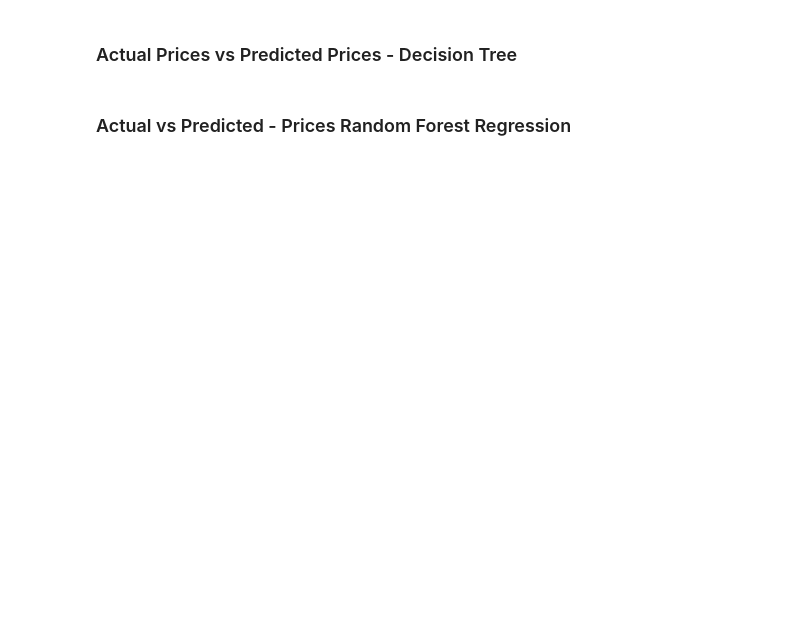
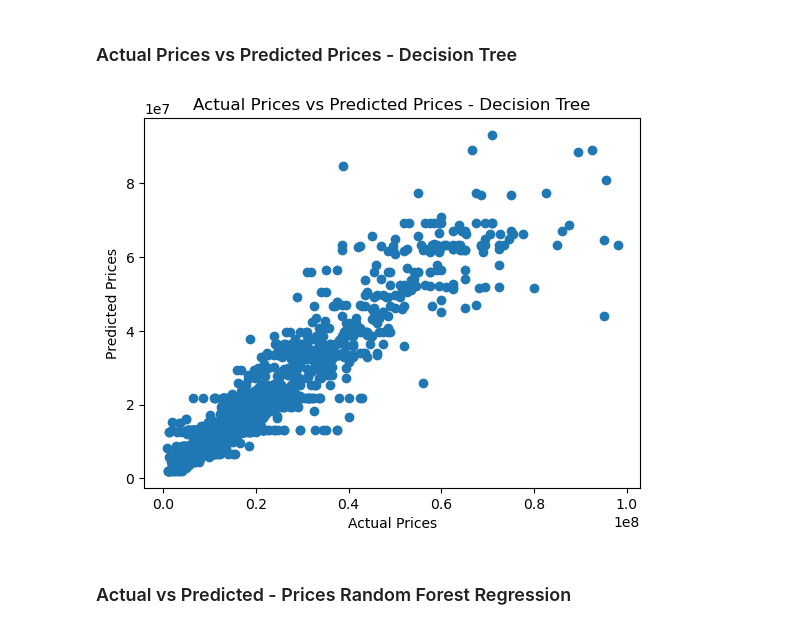
Before and after one commit to Dulanjana9914/ML-Assignment1, a Jupyter notebook: Used SUV Price Prediction in Sri Lanka.ipynb, the cells around one changed output. Saved outputs shown, nothing was run; the diff lists cells and outputs as text; code cells hidden in the pictures; blank space fills up the shorter version.

```diff
--- a/Used SUV Price Prediction in Sri Lanka.ipynb
+++ b/Used SUV Price Prediction in Sri Lanka.ipynb
@@ -402,11 +667,16 @@ plt.show()
 # %%
 import matplotlib.pyplot as plt
 
-plt.scatter(y_test, predict_price_dt)
+# Predict values using the trained model
+y_pred_dt = best_model_dt.predict(x_test)
+
+plt.scatter(y_test, y_pred_dt)
 plt.xlabel("Actual Prices")
 plt.ylabel("Predicted Prices")
 plt.title("Actual Prices vs Predicted Prices - Decision Tree")
 plt.show()
+# %% [output]
+[figure, added]
 # %% [markdown]
 ### Actual vs Predicted  - Prices Random Forest Regression
 # %%
```
Also changed, not shown: parts of 36 cells of this notebook.
